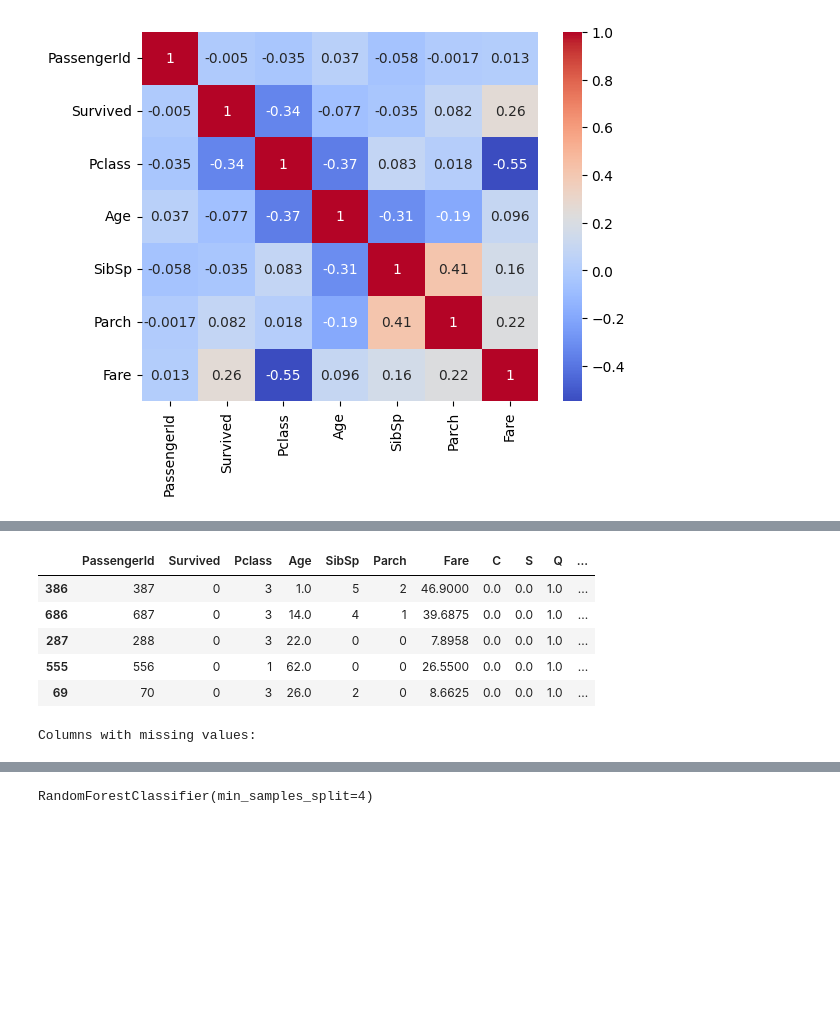
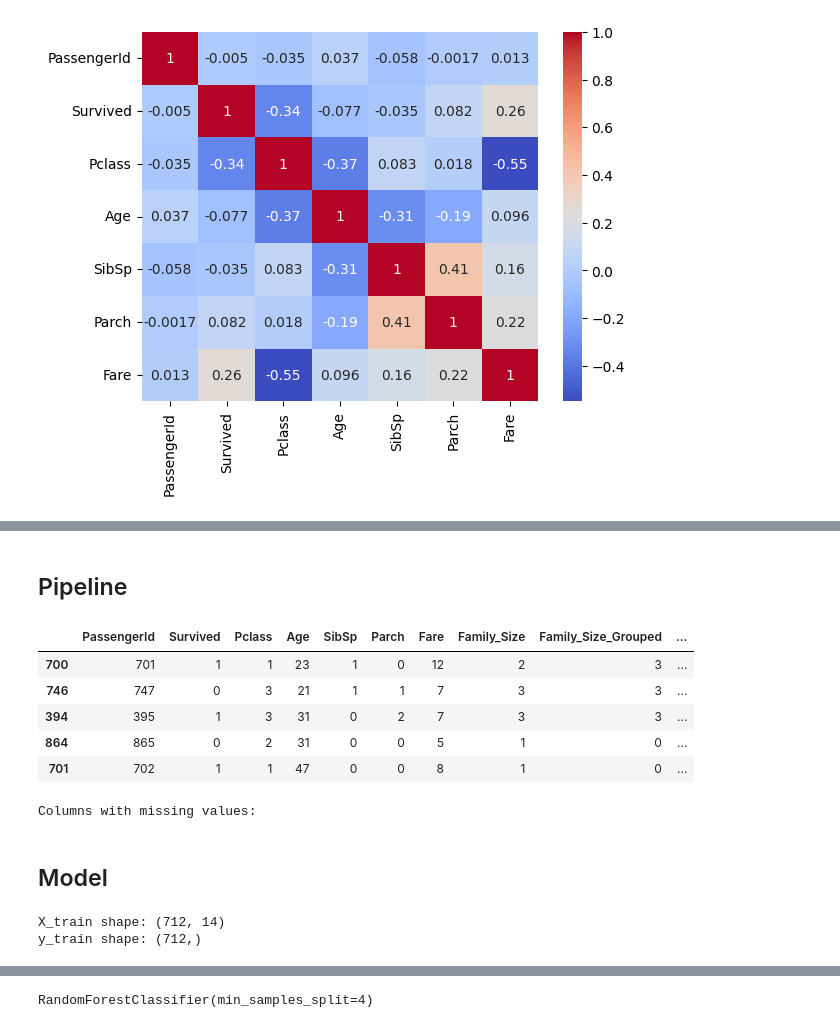
Before and after one commit to icekreem27/titanic-survival-rate, a Jupyter notebook: titanic.ipynb, the cells around one changed output, grey strips where cells are left out. Saved outputs shown, nothing was run; the diff lists cells and outputs as text; code cells hidden in the pictures; blank space fills up the shorter version.

Commit message:
more data exploration

```diff
--- a/titanic.ipynb
+++ b/titanic.ipynb
@@ -89,3 +190,5 @@ Embarked column missing values: 2
+# %% [markdown]
+## Pipeline
 # %%
 # Buidling the pipeline
 
@@ -141 +243,30 @@ class FeatureEncoder(BaseEstimator, TransformerMixin):
+# %%
+# one hot encoder
+from sklearn.preprocessing import OneHotEncoder
+
+class FeatureEncoder(BaseEstimator, TransformerMixin):
+    def __init__(self):
+        # Initialise one encoder that can be reused for multiple columns
+        self.encoder_embarked = OneHotEncoder(categories=[['C', 'Q', 'S']], handle_unknown='ignore')
+        self.encoder_sex = OneHotEncoder(categories=[['male', 'female']], handle_unknown='ignore')
+
+    def fit(self, X, y=None):
+        self.encoder_embarked.fit(X[['Embarked']])
+        self.encoder_sex.fit(X[['Sex']])
+        return self
+
+    def transform(self, X):
+        # Transform 'Embarked'
+        embarked_encoded = self.encoder_embarked.transform(X[['Embarked']]).toarray()
+        embarked_cols = ['Embarked_C', 'Embarked_Q', 'Embarked_S']
+
+        # Transform 'Sex'
+        sex_encoded = self.encoder_sex.transform(X[['Sex']]).toarray()
+        sex_cols = ['Sex_male', 'Sex_female']
+
+        # Add encoded columns back
+        X[embarked_cols] = embarked_encoded
+        X[sex_cols] = sex_encoded
+
+        return X
 # %%
@@ -151,21 +282,25 @@ class FeatureDropper(BaseEstimator, TransformerMixin):
 # assemble the pipeline
 from sklearn.pipeline import Pipeline
 
-pipeline = Pipeline([("AgeImputer", AgeImputer()),
-                     ("FeatureEncoder", FeatureEncoder()),
-                     ("FeatureDropper", FeatureDropper())])
+non_numeric_features = ['Embarked', 'Sex', 'Family_Size_Grouped', 'Age', 'Fare']
+
+pipeline = Pipeline([
+    ("AgeImputer", AgeImputer()),
+    ("FeatureEncoder", FeatureEncoder()),
+    ("MultiLabelEncoder", MultiColumnLabelEncoder(non_numeric_features)),
+    ("FeatureDropper", FeatureDropper()),
+])
 # %%
 # run the pipeline on the stratified training set
-
-strat_train_set = pipeline.fit_transform(strat_train_set)
+pipeline_train_set = pipeline.fit_transform(strat_train_set)
 # %%
-strat_train_set.head()
+pipeline_train_set.head()
 # %% [output]
-|  | PassengerId | Survived | Pclass | Age | SibSp | Parch | Fare | C | S | Q | ... |
-| 386 | 387 | 0 | 3 | 1.0 | 5 | 2 | 46.9000 | 0.0 | 0.0 | 1.0 | ... |
-| 686 | 687 | 0 | 3 | 14.0 | 4 | 1 | 39.6875 | 0.0 | 0.0 | 1.0 | ... |
-| 287 | 288 | 0 | 3 | 22.0 | 0 | 0 | 7.8958 | 0.0 | 0.0 | 1.0 | ... |
-| 555 | 556 | 0 | 1 | 62.0 | 0 | 0 | 26.5500 | 0.0 | 0.0 | 1.0 | ... |
-| 69 | 70 | 0 | 3 | 26.0 | 2 | 0 | 8.6625 | 0.0 | 0.0 | 1.0 | ... |
+|  | PassengerId | Survived | Pclass | Age | SibSp | Parch | Fare | Family_Size | Family_Size_Grouped | ... |
+| 700 | 701 | 1 | 1 | 23 | 1 | 0 | 12 | 2 | 3 | ... |
+| 746 | 747 | 0 | 3 | 21 | 1 | 1 | 7 | 3 | 3 | ... |
+| 394 | 395 | 1 | 3 | 31 | 0 | 2 | 7 | 3 | 3 | ... |
+| 864 | 865 | 0 | 2 | 31 | 0 | 0 | 5 | 1 | 0 | ... |
+| 701 | 702 | 1 | 1 | 47 | 0 | 0 | 8 | 1 | 0 | ... |
 # %%
 # checking again for missing values
@@ -173,14 +308,21 @@ display_missing_columns(strat_train_set)
 # %% [output]
 Columns with missing values:
+# %% [markdown]
+## Model
 # %%
 # scale date before training
-
 from sklearn.preprocessing import StandardScaler
 
-X = strat_train_set.drop("Survived", axis=1)
-Y = strat_train_set["Survived"]
+X = pipeline_train_set.drop("Survived", axis=1)
+Y = pipeline_train_set["Survived"]
 
 scaler = StandardScaler()
 x_data = scaler.fit_transform(X)
 y_data = Y.to_numpy()
+
+print('X_train shape: {}'.format(x_data.shape))
+print('y_train shape: {}'.format(y_data.shape))
+# %% [output]
+X_train shape: (712, 14)
+y_train shape: (712,)
 # %%
```
Also changed, not shown: parts of 21 cells of this notebook.
